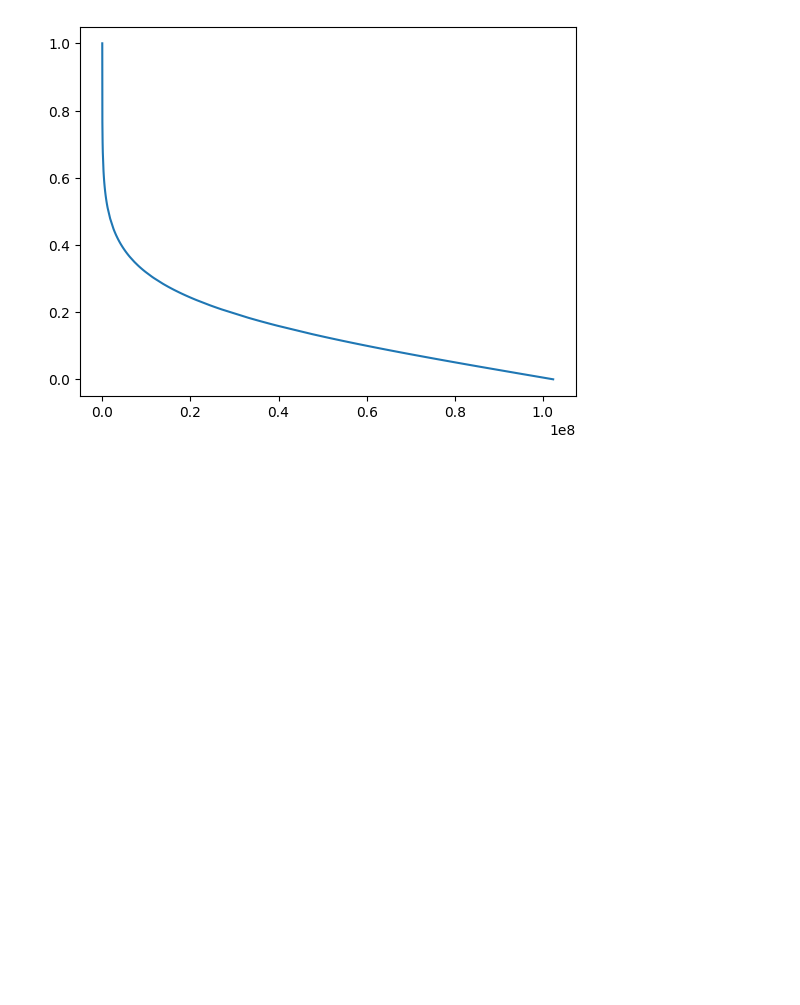
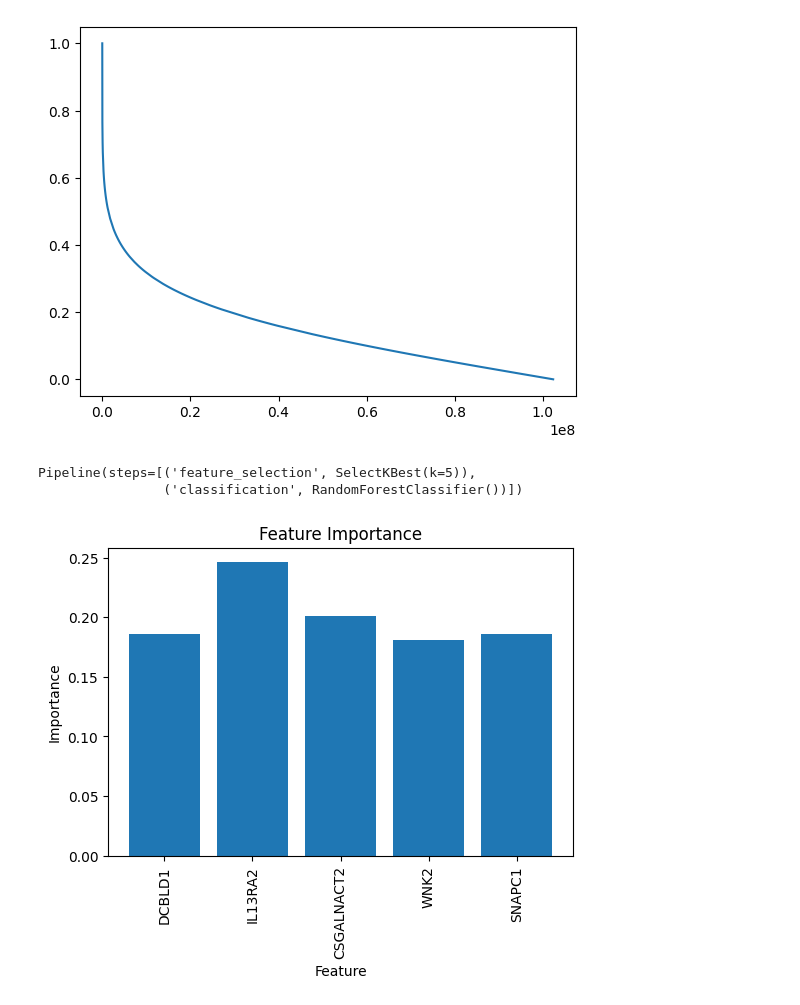
Before and after one commit to MaciejPiernik/ibd, a Jupyter notebook: ibd/notebooks/experiment_playground.ipynb, the cells around one changed output. Cells and saved outputs as stored; diff of their text form; code cells hidden in the pictures; blank space fills up the shorter version.

```diff
--- a/ibd/notebooks/experiment_playground.ipynb
+++ b/ibd/notebooks/experiment_playground.ipynb
@@ -328,0 +355,48 @@ plt.plot(correlations.values);
+# %%
+from sklearn.pipeline import Pipeline
+from sklearn.feature_selection import SelectKBest
+from sklearn.ensemble import RandomForestClassifier
+from sklearn.model_selection import GridSearchCV
+import matplotlib.pyplot as plt
+
+cv_grid = RepeatedStratifiedKFold(n_splits=5, n_repeats=2, random_state=23)
+
+# Create the pipeline
+pipeline = Pipeline([
+    ('feature_selection', SelectKBest()),
+    ('classification', RandomForestClassifier())
+])
+
+# Define the parameter grid for grid search
+param_grid = {
+    'feature_selection__k': [5, 10, 30, 50, 100, X.shape[1]]  # Specify the values of k to try
+}
+
+# Perform grid search
+grid_search = GridSearchCV(pipeline, param_grid, cv=cv_grid, scoring='roc_auc')
+grid_search.fit(X, y)
+
+# Get the best model
+best_model = grid_search.best_estimator_
+
+best_model
+# %% [output]
+Pipeline(steps=[('feature_selection', SelectKBest(k=5)),
+                ('classification', RandomForestClassifier())])
+# %%
+# Fit the best model on the whole dataset
+best_model.fit(X, y)
+
+# Get feature importances
+feature_importances = best_model.named_steps['classification'].feature_importances_
+
+# Plot feature importances
+plt.figure(figsize=(6, 4))
+plt.bar(X.columns[best_model.named_steps['feature_selection'].get_support()], feature_importances)
+plt.xticks(rotation=90)
+plt.xlabel('Feature')
+plt.ylabel('Importance')
+plt.title('Feature Importance')
+plt.show()
+# %% [output]
+[figure, added]
```
Also changed, not shown: parts of 12 cells of this notebook, 2 other files.
